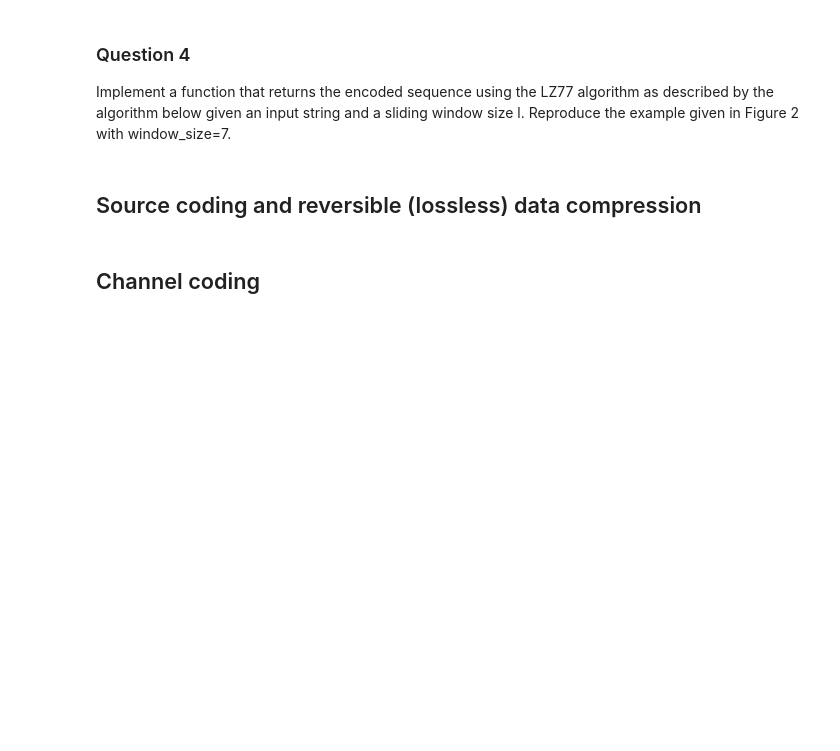
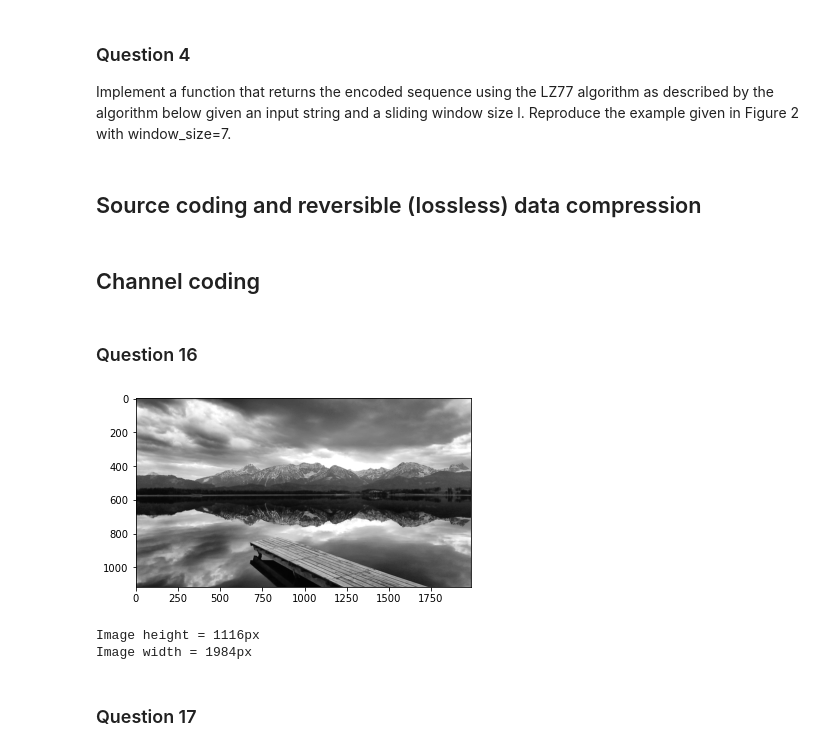
Before and after one commit to OlivierJoris/Source-coding-data-compression-and-channel-coding, a Jupyter notebook: s180521s182113.ipynb, the cells around one changed output. Cells and saved outputs as stored; diff of their text form; code cells hidden in the pictures; blank space fills up the shorter version.

Commit message:
Part 3 - questions 16 & 17

```diff
--- a/s180521s182113.ipynb
+++ b/s180521s182113.ipynb
@@ -90,0 +96,30 @@ if os.path.isfile("private_evaluation.py"):
+# %% [markdown]
+### Question 16
+# %%
+"""
+Read image located at path and show it.
+Parameters:
+    - path: Path to the image.
+Return:
+Image that has been read.
+"""
+def read_and_show_img(path: str):
+    image = cv2.imread(path, cv2.IMREAD_GRAYSCALE)
+    # For test - TO REMOVE
+    plt.imshow(image, cmap='gray', vmin=0, vmax=255)
+    plt.show()
+    ''' CODE FOR SUBMIT
+    cv2.imshow("Image", image)
+    cv2.waitKey(0)
+    cv2.destroyAllWindows()
+    '''
+    return image
+image = read_and_show_img("data/image.png")
+print("Image height = " + str(len(image)) + "px")
+print("Image width = " + str(len(image[0])) + "px")
+# %% [output]
+[figure, added]
+Image height = 1116px
+Image width = 1984px
+# %% [markdown]
+### Question 17
```
Also changed, not shown: parts of 2 cells of this notebook, 2 other files.
